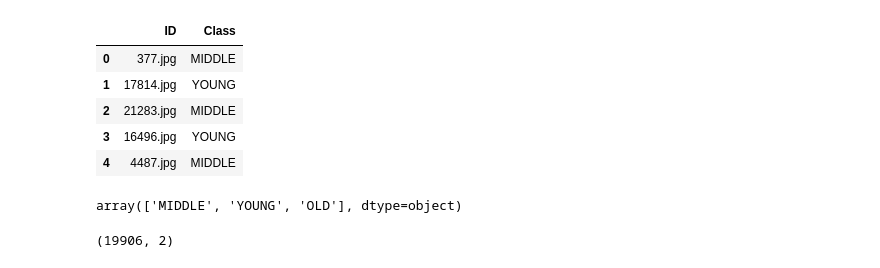
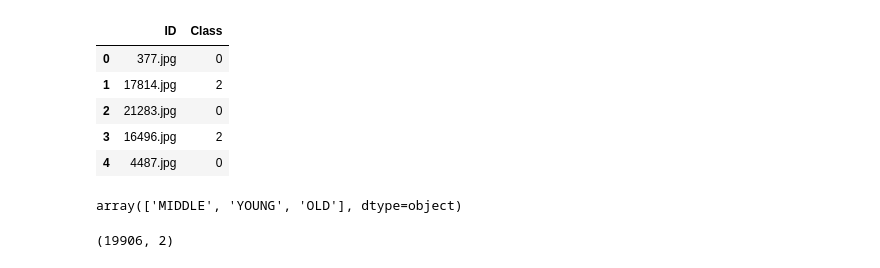
Before and after one commit to SonaliDasgupta/IntelligentAgeDetection, a Jupyter notebook: AgeDetection.ipynb, the cells around one changed output. Drawn from its saved outputs; the diff is of its cells as text; code cells hidden in the pictures.

```diff
--- a/AgeDetection.ipynb
+++ b/AgeDetection.ipynb
@@ -14,15 +14,19 @@
 import pandas as pd
 train_df = pd.read_csv('train.csv')
 test_df = pd.read_csv('test.csv')
+# %%
+'''from sklearn.preprocessing import LabelEncoder
+le = LabelEncoder()
+train_df['Class'] = le.fit_transform(train_df['Class'])'''
 # %%
-train.head(5)
+train_df.head(5)
 # %% [output]
 |  | ID | Class |
-| 0 | 377.jpg | MIDDLE |
-| 1 | 17814.jpg | YOUNG |
-| 2 | 21283.jpg | MIDDLE |
-| 3 | 16496.jpg | YOUNG |
-| 4 | 4487.jpg | MIDDLE |
+| 0 | 377.jpg | 0 |
+| 1 | 17814.jpg | 2 |
+| 2 | 21283.jpg | 0 |
+| 3 | 16496.jpg | 2 |
+| 4 | 4487.jpg | 0 |
 # %%
 train['Class'].unique()
 # %% [output]
```
Also changed, not shown: parts of 10 cells of this notebook.
